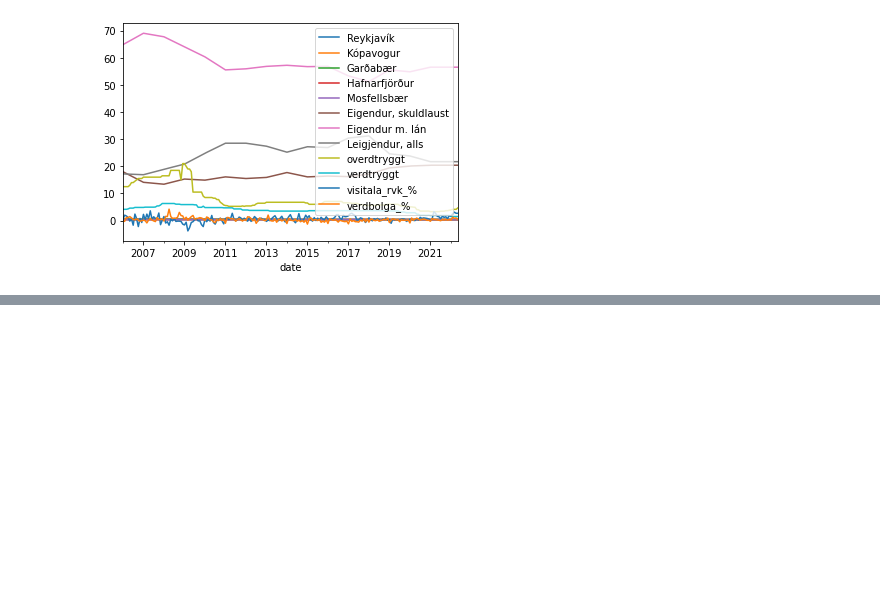
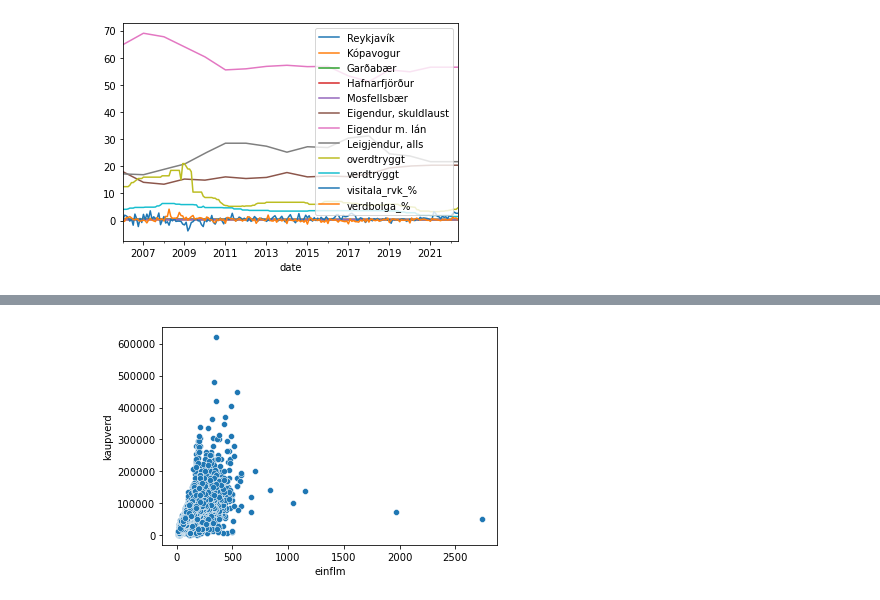
Before and after one commit to hallik95/kaupskra, a Jupyter notebook: LSTM/ultimate_preprocessing_LSTM.ipynb, the cells around one changed output, grey strips where cells are left out. Cells and saved outputs as stored; diff of their text form; code cells hidden in the pictures; blank space fills up the shorter version.

```diff
--- a/LSTM/ultimate_preprocessing_LSTM.ipynb
+++ b/LSTM/ultimate_preprocessing_LSTM.ipynb
@@ -130,0 +163,4 @@ allt.to_csv('independent_variables_LSTM.csv')
+# %%
+df['byggar'].replace(' ', 1950, regex=True, inplace=True)
+df['byggar'].replace('0', 1950, regex=True, inplace=True)
+df['byggar'] = df['byggar'].astype(int)
@@ -130,0 +180,7 @@ allt.to_csv('independent_variables_LSTM.csv')
+# %%
+df[['fasteignamat', 'einflm', 'lod_flm']] = df[['fasteignamat', 'einflm', 'lod_flm']].astype(float)
+# %%
+sns.scatterplot(data=df, x='einflm', y='kaupverd')
+plt.show()
+# %% [output]
+[figure, added]
```
Also changed, not shown: parts of 32 cells of this notebook, 6 other files.
